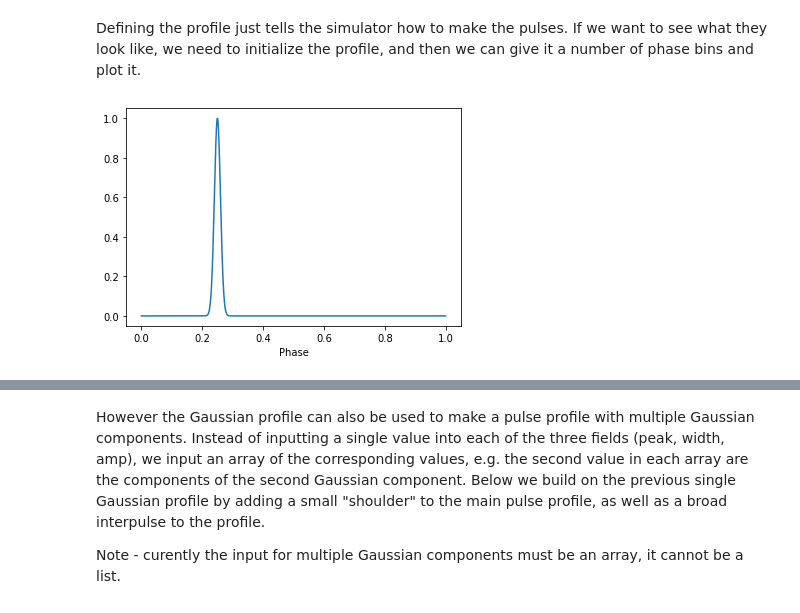
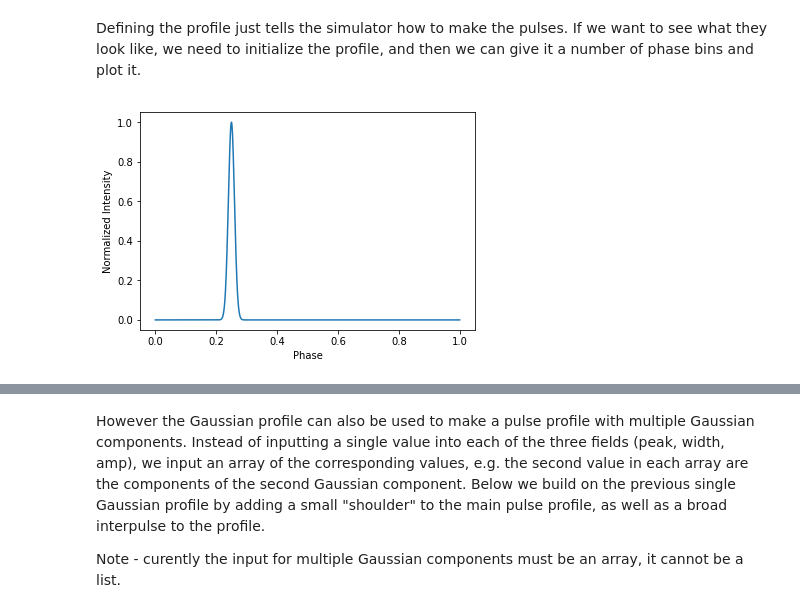
Before and after one commit to PsrSigSim/PsrSigSim, a Jupyter notebook: docs/_static/notebooks/pulse_profiles_tutorial_3.ipynb, the cells around one changed output, grey strips where cells are left out. Cells and saved outputs as stored; diff of their text form; code cells hidden in the pictures.

```diff
--- a/docs/_static/notebooks/pulse_profiles_tutorial_3.ipynb
+++ b/docs/_static/notebooks/pulse_profiles_tutorial_3.ipynb
@@ -64,8 +64,9 @@ gauss_prof.init_profiles(2048, Nchan = 1)
 # %%
 # And then we can plot the array to see what the profile looks like
 plt.plot(np.linspace(0,1,2048), gauss_prof.profiles[0])
 plt.xlabel("Phase")
+plt.ylabel('Normalized Intensity')
 plt.show()
 plt.close()
 # %% [output]
-[figure, old version]
+[figure, new version]
```
Also changed, not shown: parts of 10 cells of this notebook, 14 other files.
